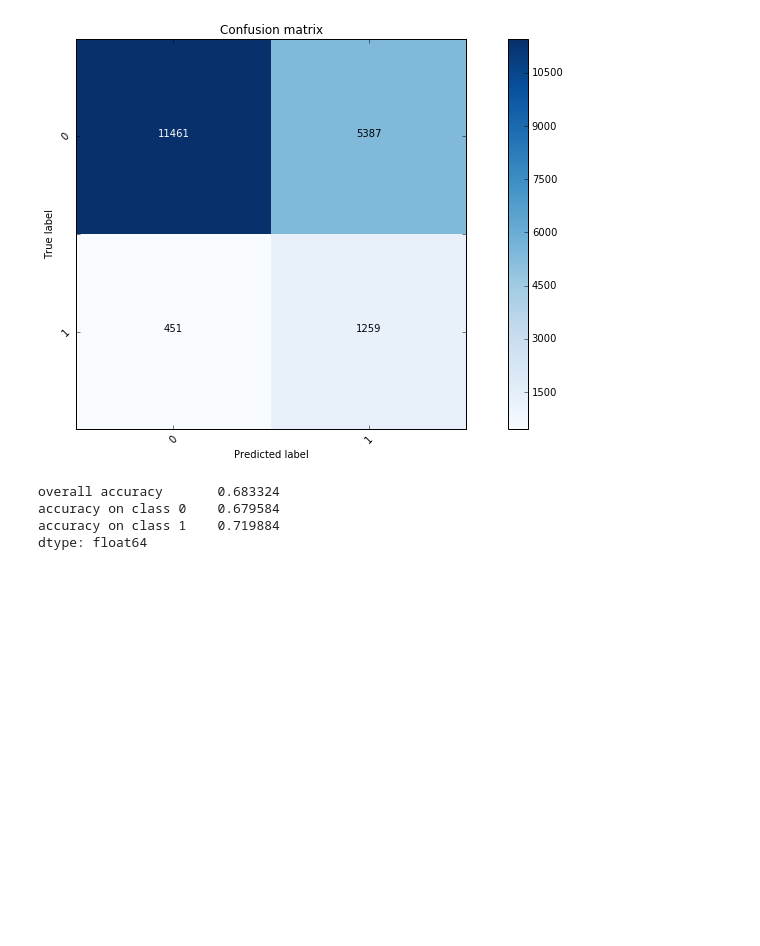
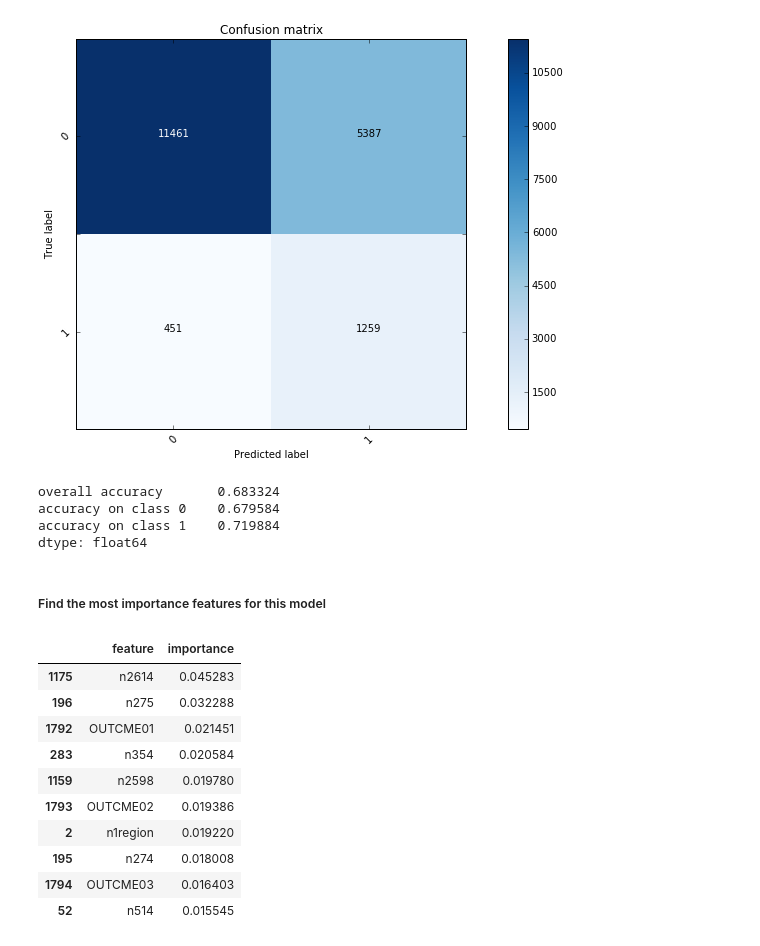
Before and after one commit to harvard-team-pivot/epilepsy-prediction, a Jupyter notebook: docs/ipynb/40_model_03.ipynb, the cells around one changed output. Drawn from its saved outputs; the diff is of its cells as text; code cells hidden in the pictures; blank space fills up the shorter version.

```diff
--- a/docs/ipynb/40_model_03.ipynb
+++ b/docs/ipynb/40_model_03.ipynb
@@ -128,3 +176,22 @@ overall accuracy       0.683324
 accuracy on class 0    0.679584
 accuracy on class 1    0.719884
 dtype: float64
+# %% [markdown]
+##### Find the most importance features for this model
+# %%
+# Find top 10 features
+top_features = find_top_features(best_class1,10)
+
+top_features.head(10)
+# %% [output]
+|  | feature | importance |
+| 1175 | n2614 | 0.045283 |
+| 196 | n275 | 0.032288 |
+| 1792 | OUTCME01 | 0.021451 |
+| 283 | n354 | 0.020584 |
+| 1159 | n2598 | 0.019780 |
+| 1793 | OUTCME02 | 0.019386 |
+| 2 | n1region | 0.019220 |
+| 195 | n274 | 0.018008 |
+| 1794 | OUTCME03 | 0.016403 |
+| 52 | n514 | 0.015545 |
```
Also changed, not shown: parts of 5 cells of this notebook, 3 other files.
